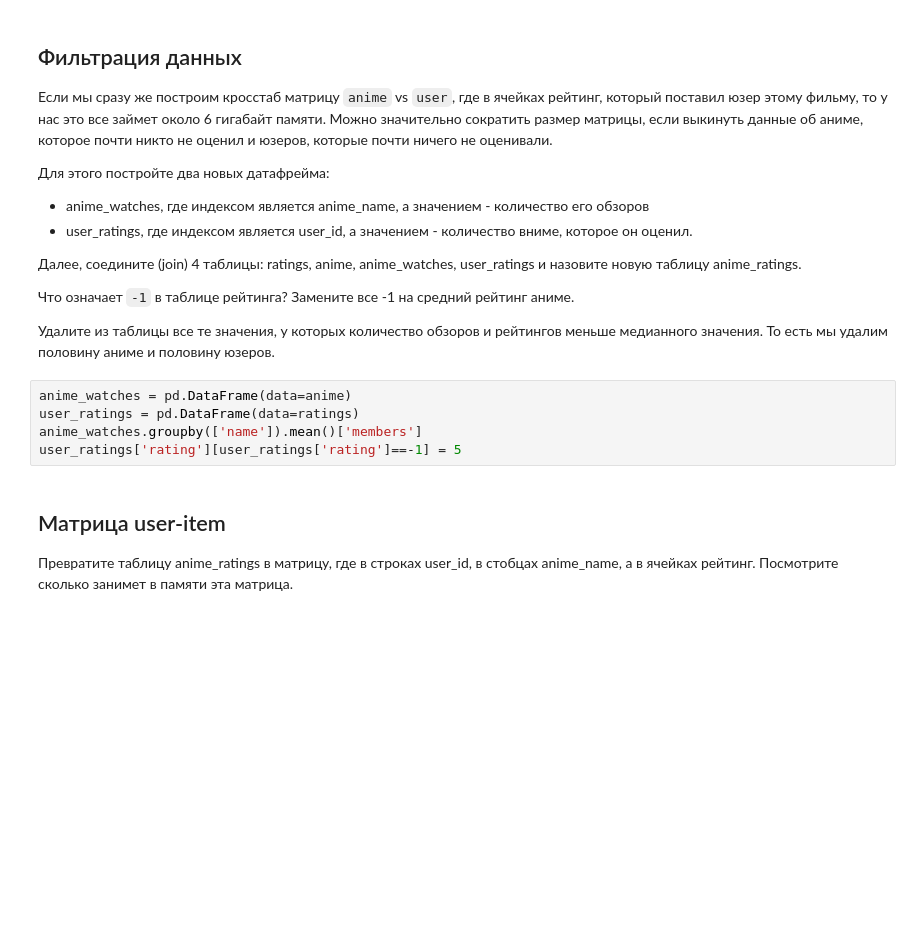
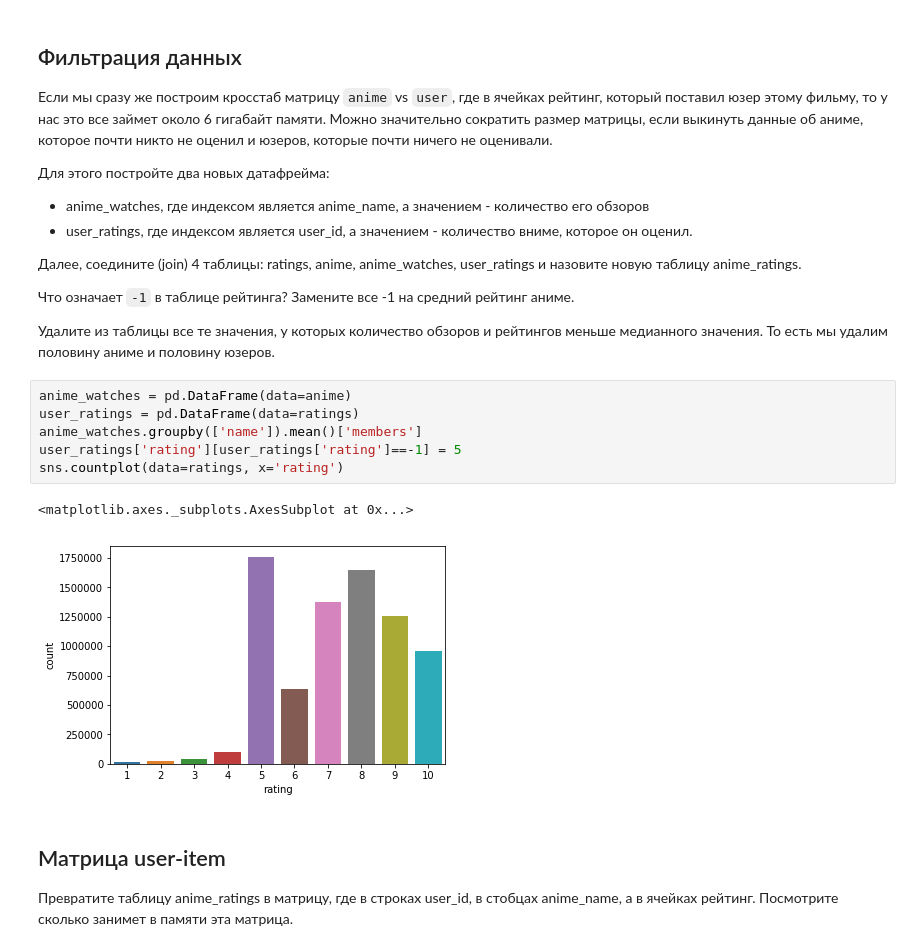
Before and after one commit to KaratsevN/ML-course-by-7-bits, a Jupyter notebook: week5/workshop/week05_workshop_05-01-clustering-workshop.ipynb, the cells around one changed output. Saved outputs shown, nothing was run; the diff lists cells and outputs as text; blank space fills up the shorter version.

```diff
--- a/week5/workshop/week05_workshop_05-01-clustering-workshop.ipynb
+++ b/week5/workshop/week05_workshop_05-01-clustering-workshop.ipynb
@@ -127,8 +152,12 @@ sns.countplot(data=ratings, x='rating')
 # %%
 anime_watches = pd.DataFrame(data=anime)
 user_ratings = pd.DataFrame(data=ratings)
 anime_watches.groupby(['name']).mean()['members']
 user_ratings['rating'][user_ratings['rating']==-1] = 5
+sns.countplot(data=ratings, x='rating')
+# %% [output]
+<matplotlib.axes._subplots.AxesSubplot at 0x...>
+[figure, added]
 # %% [markdown]
 ## Матрица user-item
 
```
Also changed, not shown: parts of 4 cells of this notebook, 2 other files.
